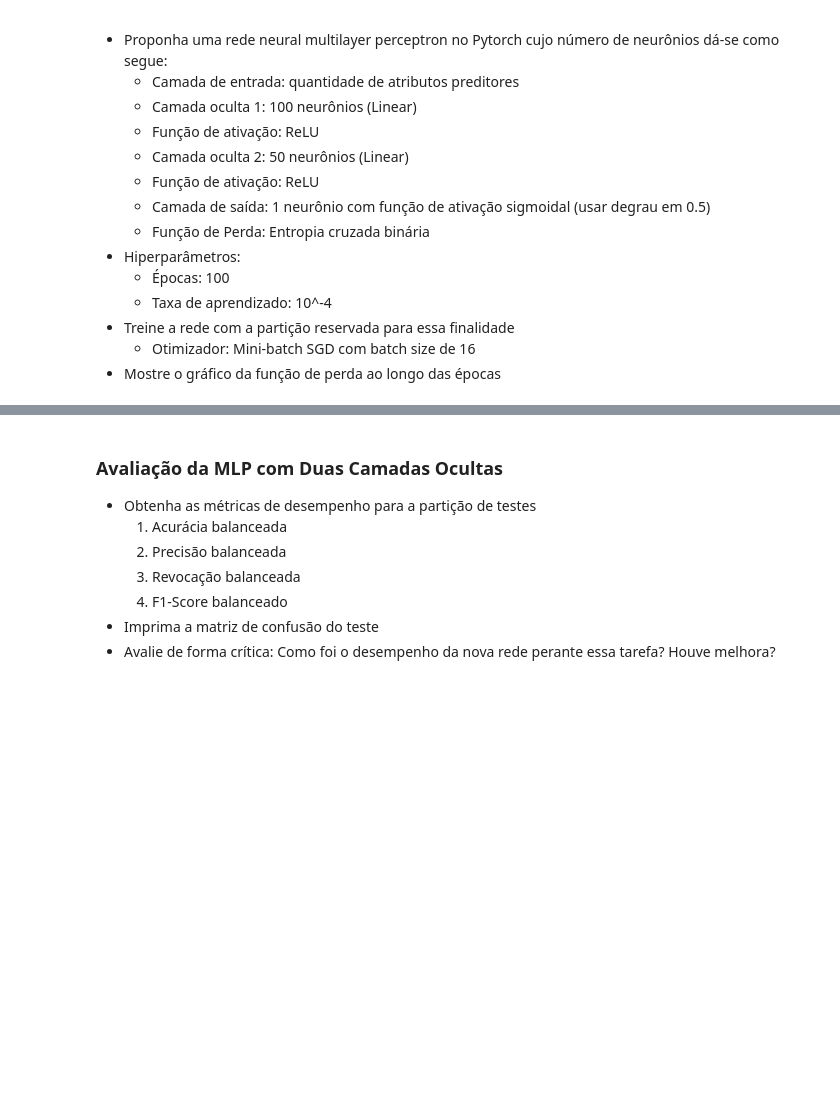
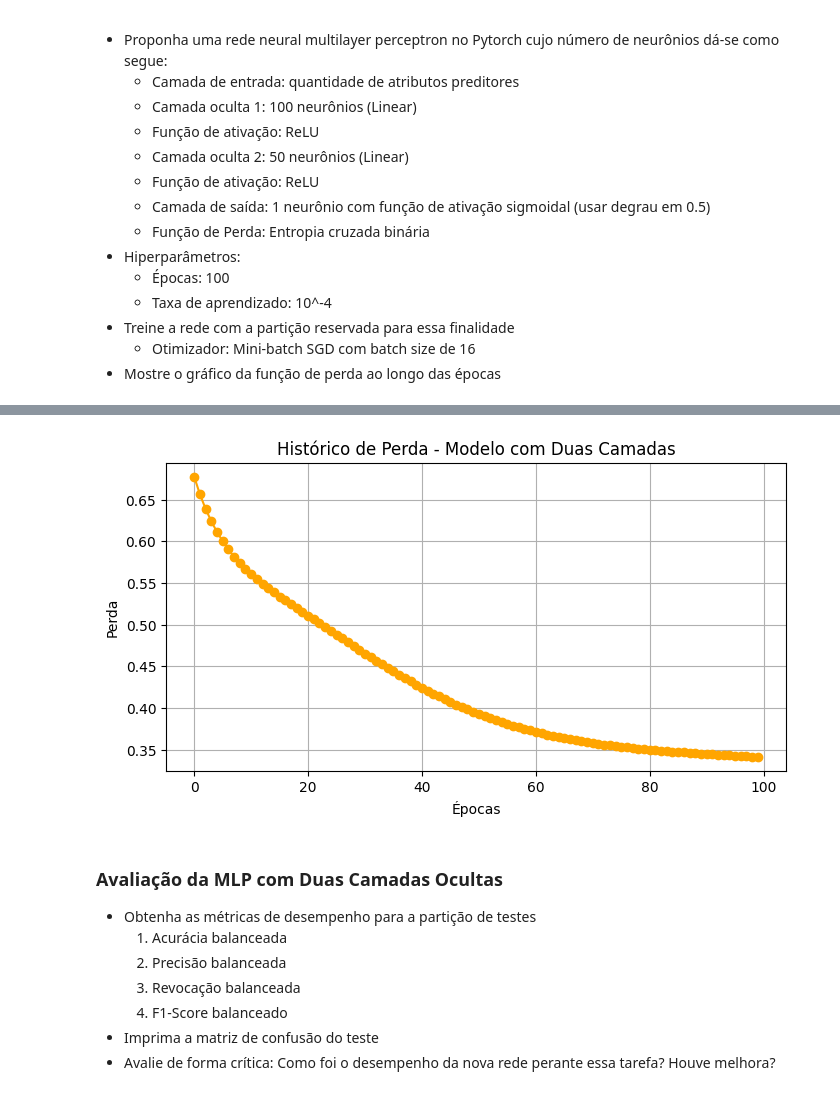
Before and after one commit to thiagocordeirum/TopicosI-A2-MLP, a Jupyter notebook: Topicos1-2026.1-Tarefa2.ipynb, the cells around one changed output, grey strips where cells are left out. Drawn from its saved outputs; the diff is of its cells as text; code cells hidden in the pictures; blank space fills up the shorter version.

```diff
--- a/Topicos1-2026.1-Tarefa2.ipynb
+++ b/Topicos1-2026.1-Tarefa2.ipynb
@@ -100,0 +358,7 @@ FileNotFoundError: [Errno 2] No such file or directory: 'adult/adult.data'
+# %%
+EPOCHS = 100
+BATCH_SIZE = 16
+LEARNING_RATE = 1e-4
+model_two_layers = MLPTwoLayers(NUM_FEATURES)
+
+print(f"Número de features: {NUM_FEATURES}")
@@ -100,0 +367,30 @@ FileNotFoundError: [Errno 2] No such file or directory: 'adult/adult.data'
+# %%
+model_two_layers = MLPTwoLayers(NUM_FEATURES)
+
+criterion = nn.BCELoss()
+optimizer_two_layers = optim.SGD(model_two_layers.parameters(), lr=LEARNING_RATE)
+
+train_dataset = TensorDataset(X_train_tensor, y_train_tensor)
+train_loader = DataLoader(train_dataset, batch_size=BATCH_SIZE, shuffle=True)
+# %%
+epochs = EPOCHS
+loss_history_two_layers = []
+
+for epoch in range(epochs):
+    epoch_loss = 0
+
+    for X_batch, y_batch in train_loader:
+        optimizer_two_layers.zero_grad()
+
+        y_pred = model_two_layers(X_batch)
+        loss = criterion(y_pred, y_batch)
+
+        loss.backward()
+        optimizer_two_layers.step()
+
+        epoch_loss += loss.item()
+
+    epoch_loss /= len(train_loader)
+    loss_history_two_layers.append(epoch_loss)
+    if (epoch + 1) % 10 == 0 or epoch == 0:
+        print(f"Epoch [{epoch+1}/{epochs}]: loss = {epoch_loss:.4f}")
@@ -101,3 +409,13 @@ FileNotFoundError: [Errno 2] No such file or directory: 'adult/adult.data'
+# %%
+plt.figure(figsize=(8, 4))
+plt.plot(range(len(loss_history_two_layers)), loss_history_two_layers, marker='o', color='orange')
+plt.xlabel("Épocas")
+plt.ylabel("Perda")
+plt.title("Histórico de Perda - Modelo com Duas Camadas")
+plt.grid(True)
+plt.show()
+# %% [output]
+[figure, added]
 # %% [markdown]
 ### Avaliação da MLP com Duas Camadas Ocultas
 
```
Also changed, not shown: parts of 42 cells of this notebook.
